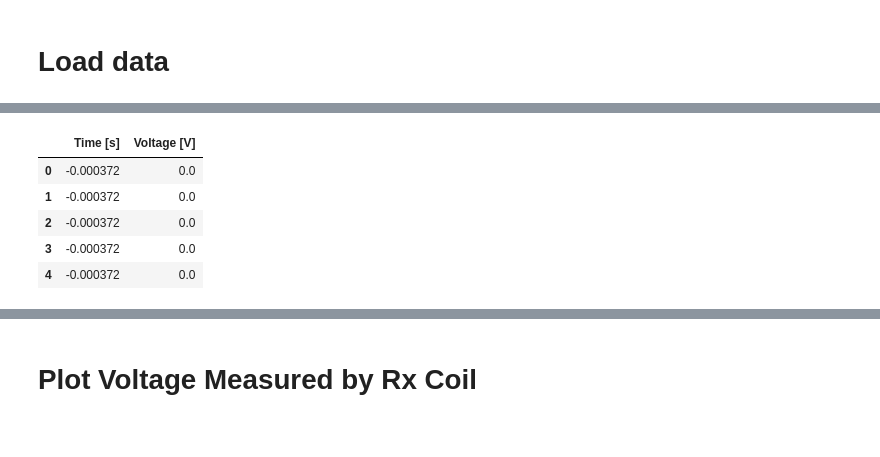
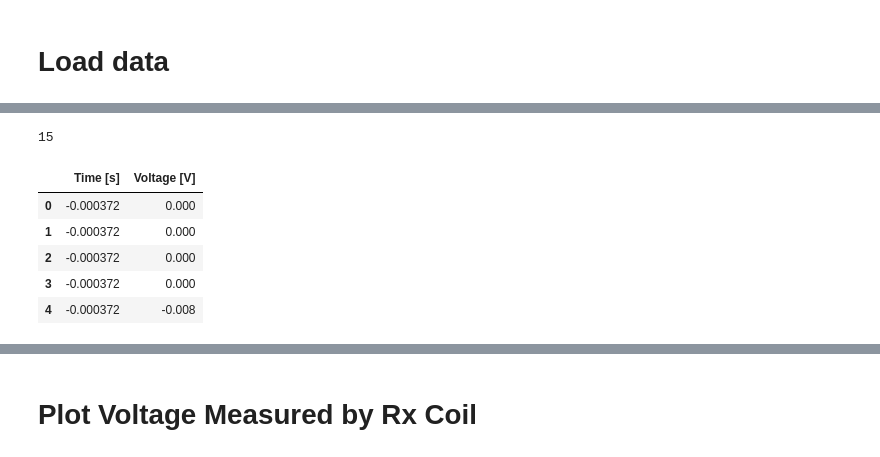
Before and after one commit to mLapatrie/TMS, a Jupyter notebook: data_processing/plot_RxCoil_voltage.ipynb, the cells around one changed output, grey strips where cells are left out. Drawn from its saved outputs; the diff is of its cells as text; code cells hidden in the pictures.

```diff
--- a/data_processing/plot_RxCoil_voltage.ipynb
+++ b/data_processing/plot_RxCoil_voltage.ipynb
@@ -7,16 +11,15 @@ import matplotlib.pyplot as plt
 # %% [markdown]
 # Load data
 # %%
-user_local_dir = "/mnt/d/" # "mnt/c/Users/nguye"
-file_name = "SDS00001" # CSV file name without extension
+user_local_dir = "/home/maxence/dev/hardware/tms_validation" # Change this to your local directory
 
 # Data directory
-data_folder_dir = os.path.join(user_local_dir, "Documents/Data/TMS_Data/20260217_TMS_Efield_VoltagePulse")
-data_file_dir = os.path.join(data_folder_dir, f"{file_name}.csv")
-print(f"Data file directory: {data_file_dir}")
+data_folder_dir = os.path.join(user_local_dir, "20260217_TMS_Voltage_Pulse")
+data_file_paths = [os.path.join(data_folder_dir, f"SDS0000{i}.CSV") for i in range(2, 10)] + [os.path.join(data_folder_dir, f"SDS000{i}.CSV") for i in range(10, 17)]
+print(f"Data file paths: {data_file_paths}")
 
 # Output directory
-output_folder_dir = os.path.join(user_local_dir, "Documents/Data/TMS_Data/20260217_TMS_Efield_VoltagePulse/Output")
+output_folder_dir = os.path.join(user_local_dir, "20260217_TMS_Voltage_Pulse/Output")
 os.makedirs(output_folder_dir, exist_ok=True)
 print(f"Output folder directory: {output_folder_dir}")
 # %% [output]
@@ -25,4 +28,5 @@ Output folder directory: /mnt/d/Documents/Data/TMS_Data/20260217_TMS_Efield_Volt
 # %%
-data_csv = pd.read_csv(data_file_dir)
-data_csv.head()
+data_csv = [pd.read_csv(data_file_dir) for data_file_dir in data_file_paths]
+print(len(data_csv))
+data_csv[0].head()
 # %% [output]
@@ -33,14 +38,19 @@ data_csv.head()
 | 3 | Vertical Offset | CH1:0.00 | -0.00037184 | 0 |
 | 4 | Horizontal Units | s | -0.00037176 | 0 |
 # %%
-data = data_csv.loc[data_csv.index[1]:, ["Source", "CH1"]].astype(float).copy()
-data.columns = ["Time [s]", "Voltage [V]"] # Rename columns
-data = data.reset_index(drop=True) # Reset indices
-data.head()
+data = []
+for data_csv_i in data_csv:
+    data_i = data_csv_i.loc[data_csv_i.index[1]:, ["Source", "CH1"]].astype(float).copy()
+    data_i.columns = ["Time [s]", "Voltage [V]"] # Rename columns
+    data_i = data_i.reset_index(drop=True) # Reset indices
+    data.append(data_i)
+print(len(data))
+data[0].head()
 # %% [output]
+15
 |  | Time [s] | Voltage [V] |
-| 0 | -0.000372 | 0.0 |
-| 1 | -0.000372 | 0.0 |
-| 2 | -0.000372 | 0.0 |
-| 3 | -0.000372 | 0.0 |
-| 4 | -0.000372 | 0.0 |
+| 0 | -0.000372 | 0.000 |
+| 1 | -0.000372 | 0.000 |
+| 2 | -0.000372 | 0.000 |
+| 3 | -0.000372 | 0.000 |
+| 4 | -0.000372 | -0.008 |
```
Also changed, not shown: parts of 15 cells of this notebook, 27 other files.
